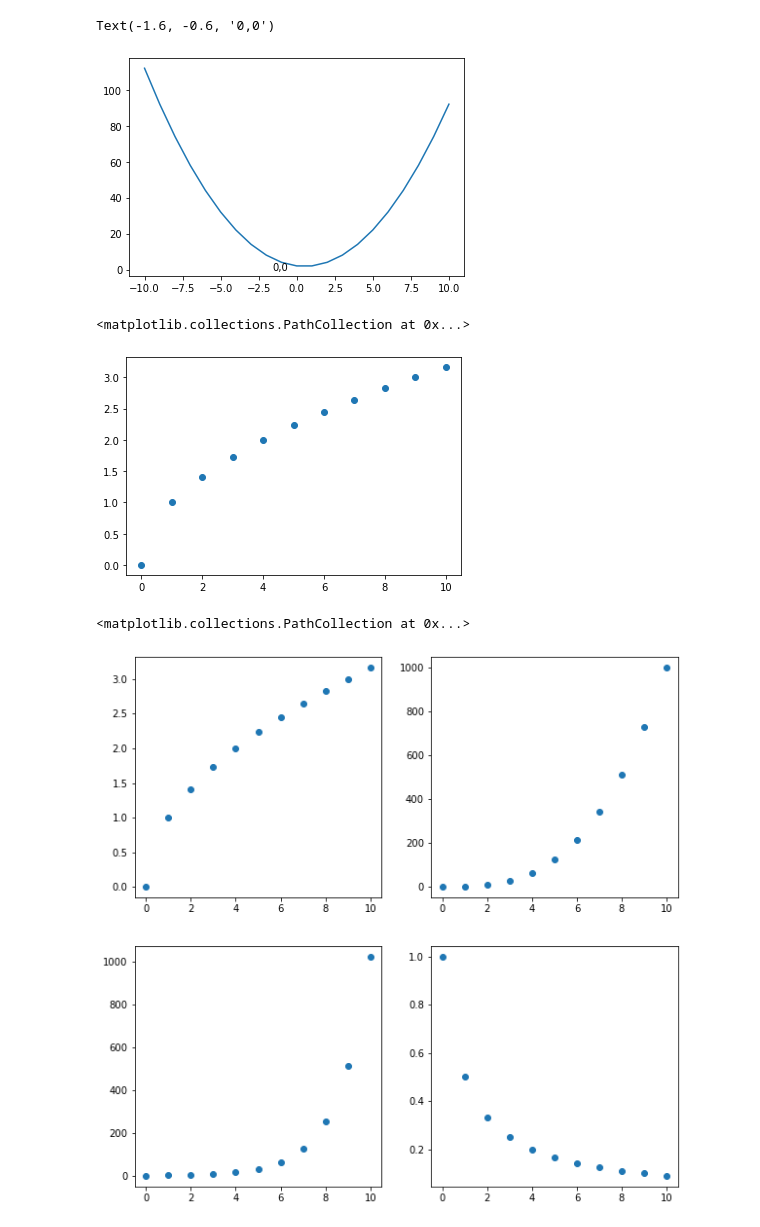
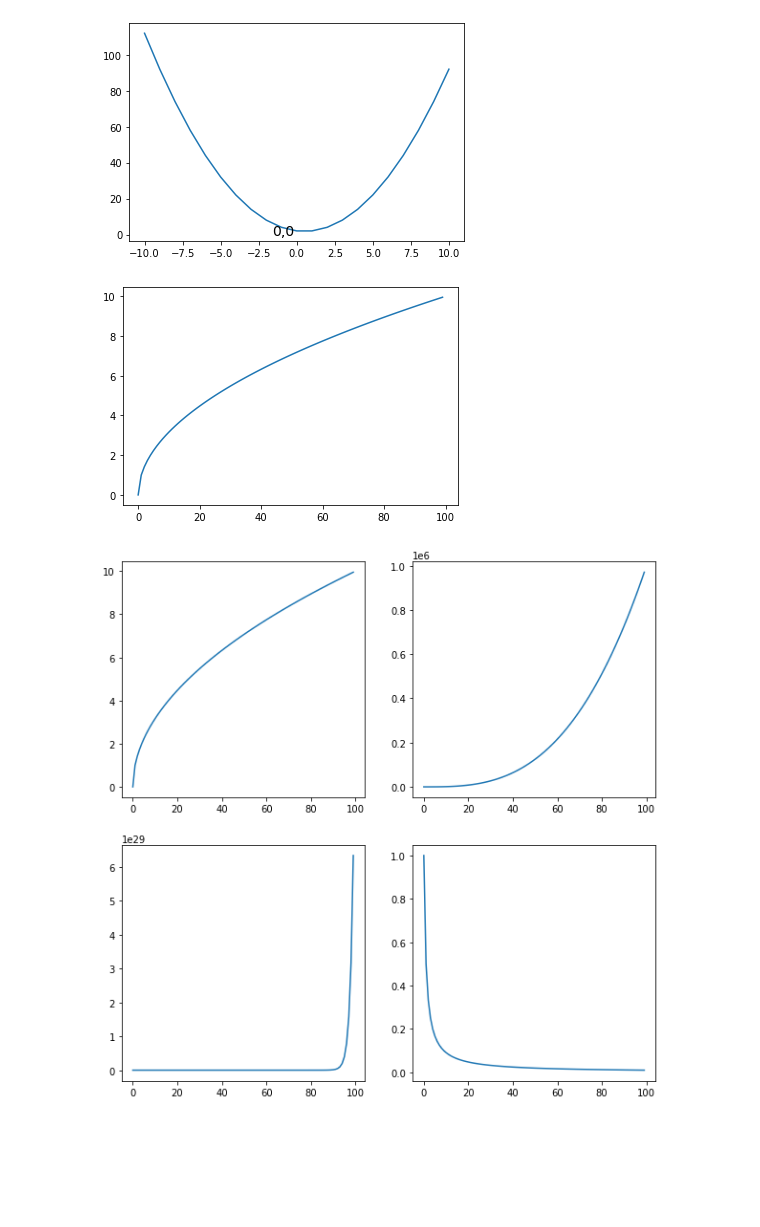
Before and after one commit to Miller-Ryan-1/numpy-pandas-visualization-exercises, a Jupyter notebook: matplotlib_exercises.ipynb, the cells around one changed output. Drawn from its saved outputs; the diff is of its cells as text; code cells hidden in the pictures; blank space fills up the shorter version.

```diff
--- a/matplotlib_exercises.ipynb
+++ b/matplotlib_exercises.ipynb
@@ -6,40 +6,42 @@ x = range(-10,11)
 y = [(x**2 - x + 2) for x in x]
 
 plt.plot(x,y)
-plt.text(-1.6,-.6,('0,0'))
+plt.text(-1.6,-.6,('0,0'), fontsize = 14)
+
+plt.show()
 # %% [output]
-Text(-1.6, -0.6, '0,0')
 [figure]
 # %%
 #2
-x = range(0,11)
+x = range(0,100)
 y1 = [x**(1/2) for x in x]
 y2 = [x**3 for x in x]
 y3 = [2**x for x in x]
 y4 = [1/(x+1) for x in x]
 
-plt.scatter(x,y1)
+plt.plot(x,y1)
+plt.show()
 # %% [output]
-<matplotlib.collections.PathCollection at 0x...>
-[figure, old version]
+[figure, new version]
 # %%
 #3
 plt.figure(figsize = (10,10))
 
 plt.subplot(2,2,1)
-plt.scatter(x,y1)
+plt.plot(x,y1)
 
 plt.subplot(2,2,2)
-plt.scatter(x,y2)
+plt.plot(x,y2)
 
 plt.subplot(2,2,3)
-plt.scatter(x,y3)
+plt.plot(x,y3)
 
 plt.subplot(2,2,4)
-plt.scatter(x,y4)
+plt.plot(x,y4)
+
+plt.show()
 # %% [output]
-<matplotlib.collections.PathCollection at 0x...>
-[figure, old version]
+[figure, new version]
 # %%
 #4
 plt.figure(figsize = (10,8))
```
Also changed, not shown: parts of 1 cell of this notebook, 1 other file.
